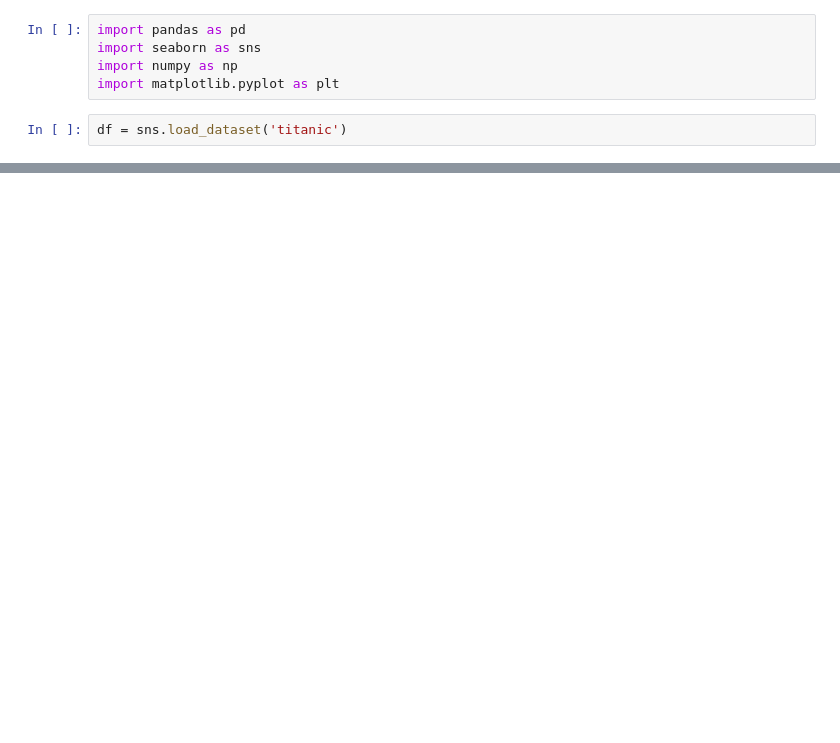
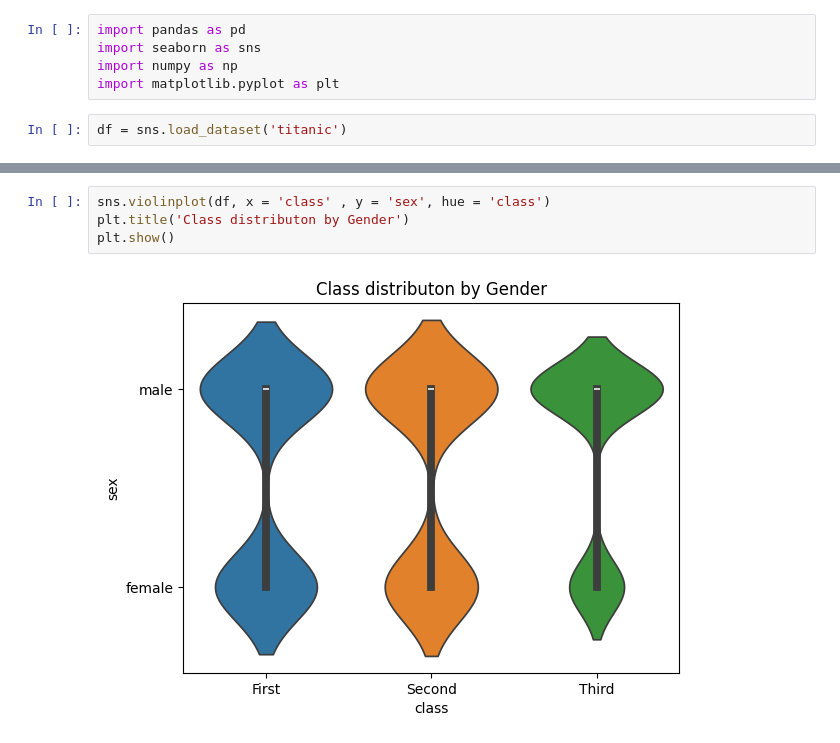
Before and after one commit to GulamAnsari12/DATA-ANALYST, a Jupyter notebook: Visualization/graph1.ipynb, the cells around one changed output, grey strips where cells are left out. Cells and saved outputs as stored; diff of their text form; blank space fills up the shorter version.

```diff
--- a/Visualization/graph1.ipynb
+++ b/Visualization/graph1.ipynb
@@ -14,0 +21,6 @@ plt.show()
+# %%
+sns.violinplot(df, x = 'class' , y = 'sex', hue = 'class')
+plt.title('Class distributon by Gender')
+plt.show()
+# %% [output]
+[figure, added]
```
Also changed, not shown: parts of 3 cells of this notebook, 3 other files.
